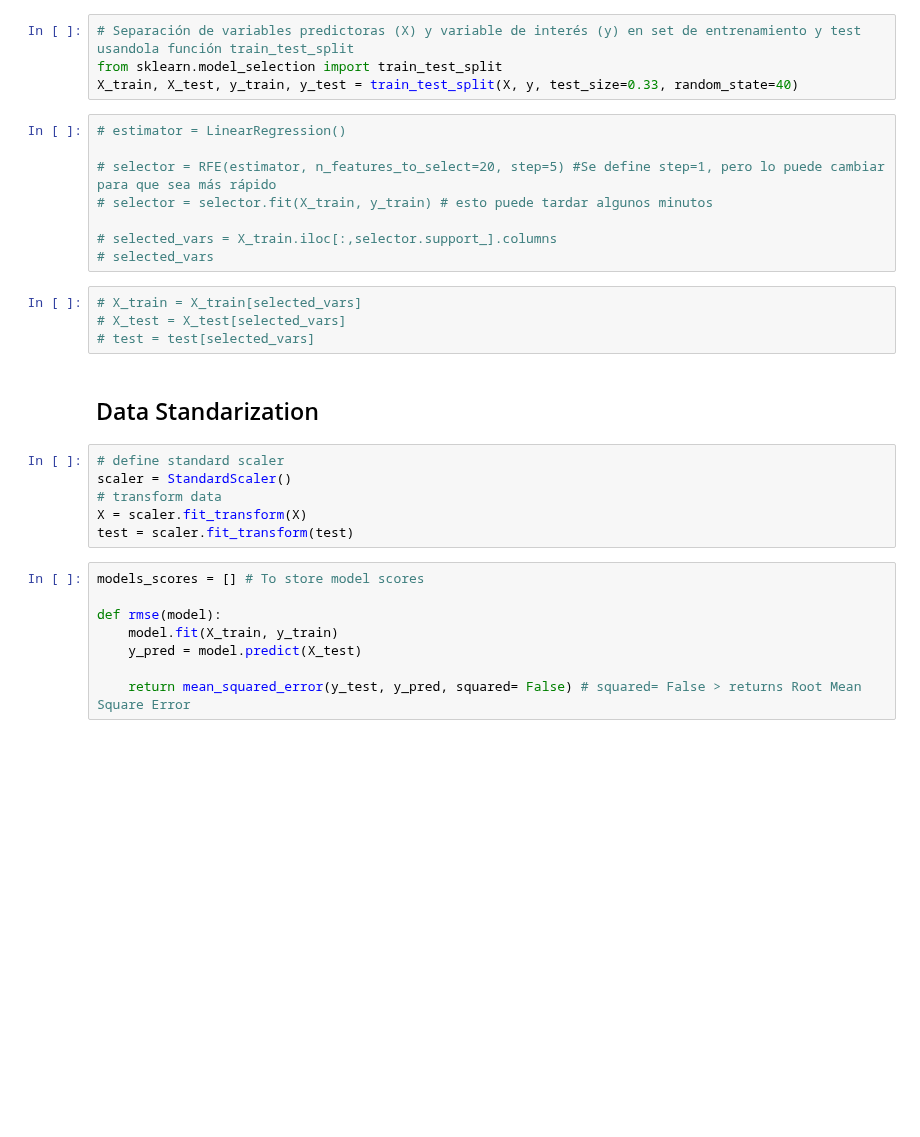
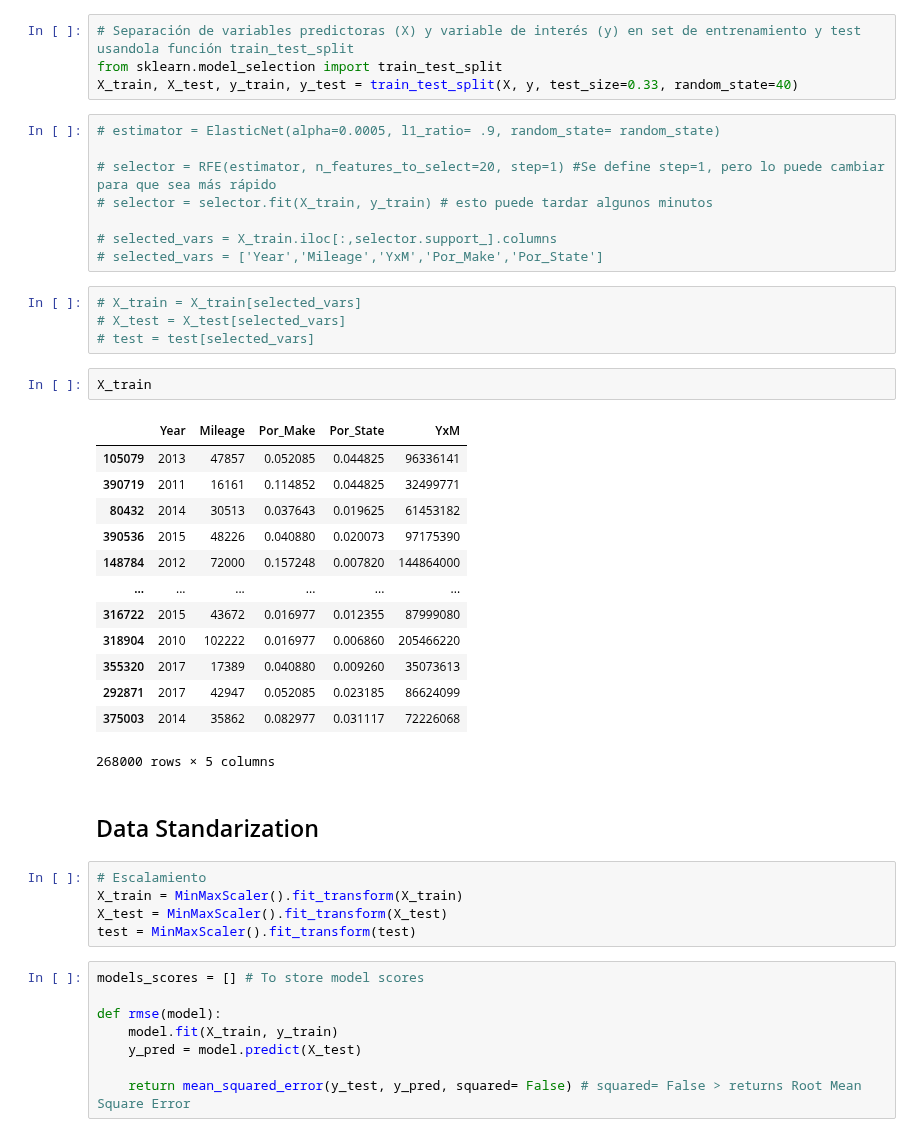
Before and after one commit to elkindavid/MIAD_UNIANDES, a Jupyter notebook: S3P1_proyecto1.ipynb, the cells around one changed output. Saved outputs shown, nothing was run; the diff lists cells and outputs as text; blank space fills up the shorter version.

```diff
--- a/S3P1_proyecto1.ipynb
+++ b/S3P1_proyecto1.ipynb
@@ -359,25 +359,40 @@ y = data['Price']
 from sklearn.model_selection import train_test_split
 X_train, X_test, y_train, y_test = train_test_split(X, y, test_size=0.33, random_state=40)
 # %%
-# estimator = LinearRegression()
+# estimator = ElasticNet(alpha=0.0005, l1_ratio= .9, random_state= random_state)
 
-# selector = RFE(estimator, n_features_to_select=20, step=5) #Se define step=1, pero lo puede cambiar para que sea más rápido
+# selector = RFE(estimator, n_features_to_select=20, step=1) #Se define step=1, pero lo puede cambiar para que sea más rápido
 # selector = selector.fit(X_train, y_train) # esto puede tardar algunos minutos
 
 # selected_vars = X_train.iloc[:,selector.support_].columns
-# selected_vars
+# selected_vars = ['Year','Mileage','YxM','Por_Make','Por_State']
 # %%
 # X_train = X_train[selected_vars]
 # X_test = X_test[selected_vars]
 # test = test[selected_vars]
+# %%
+X_train
+# %% [output]
+|  | Year | Mileage | Por_Make | Por_State | YxM |
+| 105079 | 2013 | 47857 | 0.052085 | 0.044825 | 96336141 |
+| 390719 | 2011 | 16161 | 0.114852 | 0.044825 | 32499771 |
+| 80432 | 2014 | 30513 | 0.037643 | 0.019625 | 61453182 |
+| 390536 | 2015 | 48226 | 0.040880 | 0.020073 | 97175390 |
+| 148784 | 2012 | 72000 | 0.157248 | 0.007820 | 144864000 |
+| ... | ... | ... | ... | ... | ... |
+| 316722 | 2015 | 43672 | 0.016977 | 0.012355 | 87999080 |
+| 318904 | 2010 | 102222 | 0.016977 | 0.006860 | 205466220 |
+| 355320 | 2017 | 17389 | 0.040880 | 0.009260 | 35073613 |
+| 292871 | 2017 | 42947 | 0.052085 | 0.023185 | 86624099 |
+| 375003 | 2014 | 35862 | 0.082977 | 0.031117 | 72226068 |
+268000 rows × 5 columns
 # %% [markdown]
 ## Data Standarization
-# %%
-# define standard scaler
-scaler = StandardScaler()
-# transform data
-X = scaler.fit_transform(X)
-test = scaler.fit_transform(test)
+# %%
+# Escalamiento
+X_train = MinMaxScaler().fit_transform(X_train)
+X_test = MinMaxScaler().fit_transform(X_test)
+test = MinMaxScaler().fit_transform(test)
 # %%
 models_scores = [] # To store model scores
 
```
Also changed, not shown: parts of 34 cells of this notebook, 4 other files.
